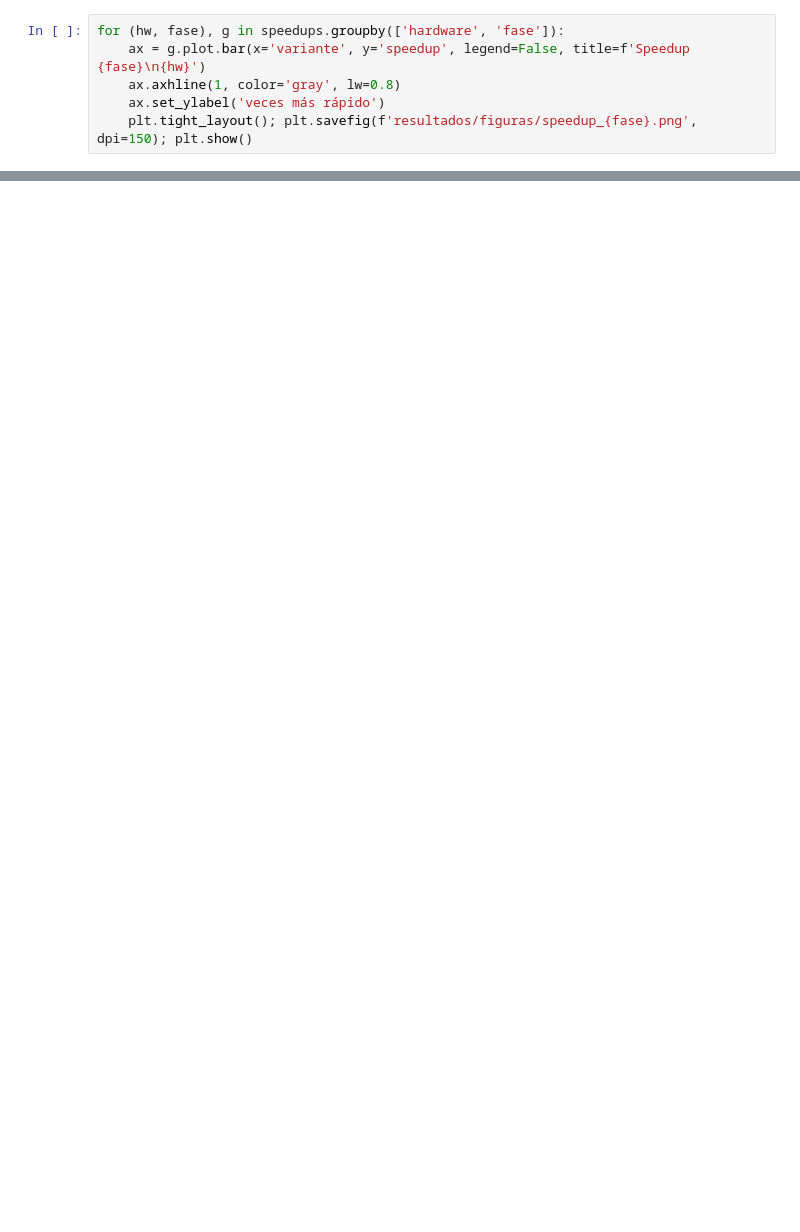
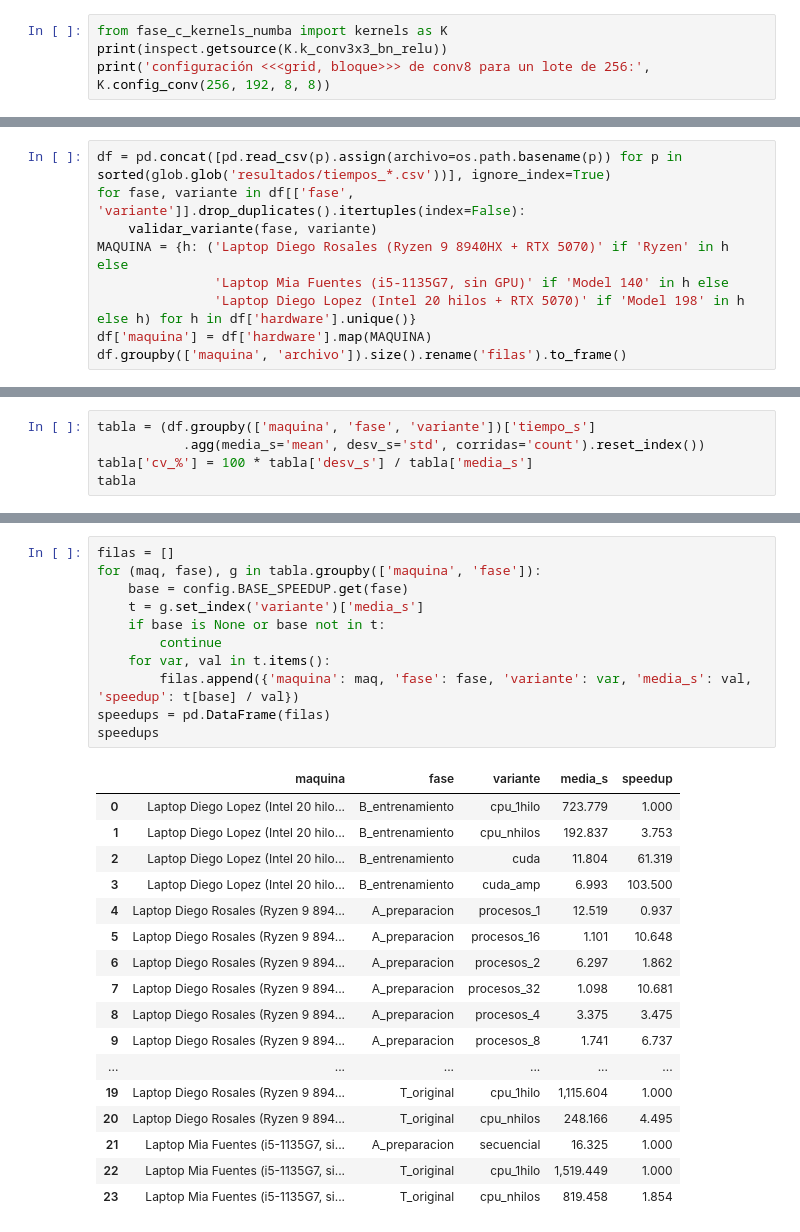
Before and after one commit to diegoanro22/CP-PRJ03, a Jupyter notebook: Proyecto3_CUDA.ipynb, the cells around one changed output, grey strips where cells are left out. Saved outputs shown, nothing was run; the diff lists cells and outputs as text; blank space fills up the shorter version.

Commit message:
feat: integra resultados y speedups en el notebook final

```diff
--- a/Proyecto3_CUDA.ipynb
+++ b/Proyecto3_CUDA.ipynb
@@ -94,6 +162,4 @@ total
 # %%
-for (hw, fase), g in speedups.groupby(['hardware', 'fase']):
-    ax = g.plot.bar(x='variante', y='speedup', legend=False, title=f'Speedup {fase}\n{hw}')
-    ax.axhline(1, color='gray', lw=0.8)
-    ax.set_ylabel('veces más rápido')
-    plt.tight_layout(); plt.savefig(f'resultados/figuras/speedup_{fase}.png', dpi=150); plt.show()
+from fase_c_kernels_numba import kernels as K
+print(inspect.getsource(K.k_conv3x3_bn_relu))
+print('configuración <<<grid, bloque>>> de conv8 para un lote de 256:', K.config_conv(256, 192, 8, 8))
@@ -115,0 +207,9 @@ for log in sorted(glob.glob('resultados/logs/*.csv'))[:6]:
+# %%
+df = pd.concat([pd.read_csv(p).assign(archivo=os.path.basename(p)) for p in sorted(glob.glob('resultados/tiempos_*.csv'))], ignore_index=True)
+for fase, variante in df[['fase', 'variante']].drop_duplicates().itertuples(index=False):
+    validar_variante(fase, variante)
+MAQUINA = {h: ('Laptop Diego Rosales (Ryzen 9 8940HX + RTX 5070)' if 'Ryzen' in h else
+               'Laptop Mia Fuentes (i5-1135G7, sin GPU)' if 'Model 140' in h else
+               'Laptop Diego Lopez (Intel 20 hilos + RTX 5070)' if 'Model 198' in h else h) for h in df['hardware'].unique()}
+df['maquina'] = df['hardware'].map(MAQUINA)
+df.groupby(['maquina', 'archivo']).size().rename('filas').to_frame()
@@ -115,0 +234,5 @@ for log in sorted(glob.glob('resultados/logs/*.csv'))[:6]:
+# %%
+tabla = (df.groupby(['maquina', 'fase', 'variante'])['tiempo_s']
+           .agg(media_s='mean', desv_s='std', corridas='count').reset_index())
+tabla['cv_%'] = 100 * tabla['desv_s'] / tabla['media_s']
+tabla
@@ -115,0 +262,29 @@ for log in sorted(glob.glob('resultados/logs/*.csv'))[:6]:
+# %%
+filas = []
+for (maq, fase), g in tabla.groupby(['maquina', 'fase']):
+    base = config.BASE_SPEEDUP.get(fase)
+    t = g.set_index('variante')['media_s']
+    if base is None or base not in t:
+        continue
+    for var, val in t.items():
+        filas.append({'maquina': maq, 'fase': fase, 'variante': var, 'media_s': val, 'speedup': t[base] / val})
+speedups = pd.DataFrame(filas)
+speedups
+# %% [output]
+|  | maquina | fase | variante | media_s | speedup |
+| 0 | Laptop Diego Lopez (Intel 20 hilo... | B_entrenamiento | cpu_1hilo | 723.779 | 1.000 |
+| 1 | Laptop Diego Lopez (Intel 20 hilo... | B_entrenamiento | cpu_nhilos | 192.837 | 3.753 |
+| 2 | Laptop Diego Lopez (Intel 20 hilo... | B_entrenamiento | cuda | 11.804 | 61.319 |
+| 3 | Laptop Diego Lopez (Intel 20 hilo... | B_entrenamiento | cuda_amp | 6.993 | 103.500 |
+| 4 | Laptop Diego Rosales (Ryzen 9 894... | A_preparacion | procesos_1 | 12.519 | 0.937 |
+| 5 | Laptop Diego Rosales (Ryzen 9 894... | A_preparacion | procesos_16 | 1.101 | 10.648 |
+| 6 | Laptop Diego Rosales (Ryzen 9 894... | A_preparacion | procesos_2 | 6.297 | 1.862 |
+| 7 | Laptop Diego Rosales (Ryzen 9 894... | A_preparacion | procesos_32 | 1.098 | 10.681 |
+| 8 | Laptop Diego Rosales (Ryzen 9 894... | A_preparacion | procesos_4 | 3.375 | 3.475 |
+| 9 | Laptop Diego Rosales (Ryzen 9 894... | A_preparacion | procesos_8 | 1.741 | 6.737 |
+| ... | ... | ... | ... | ... | ... |
+| 19 | Laptop Diego Rosales (Ryzen 9 894... | T_original | cpu_1hilo | 1,115.604 | 1.000 |
+| 20 | Laptop Diego Rosales (Ryzen 9 894... | T_original | cpu_nhilos | 248.166 | 4.495 |
+| 21 | Laptop Mia Fuentes (i5-1135G7, si... | A_preparacion | secuencial | 16.325 | 1.000 |
+| 22 | Laptop Mia Fuentes (i5-1135G7, si... | T_original | cpu_1hilo | 1,519.449 | 1.000 |
+| 23 | Laptop Mia Fuentes (i5-1135G7, si... | T_original | cpu_nhilos | 819.458 | 1.854 |
```
Also changed, not shown: parts of 37 cells of this notebook, 7 other files.
